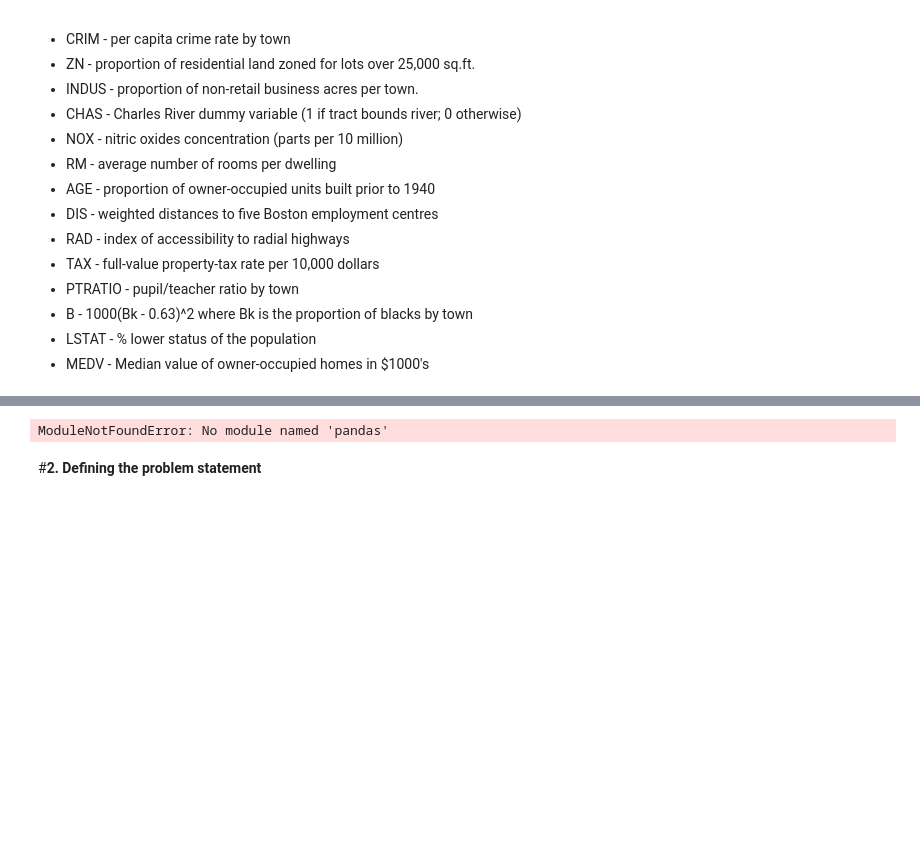
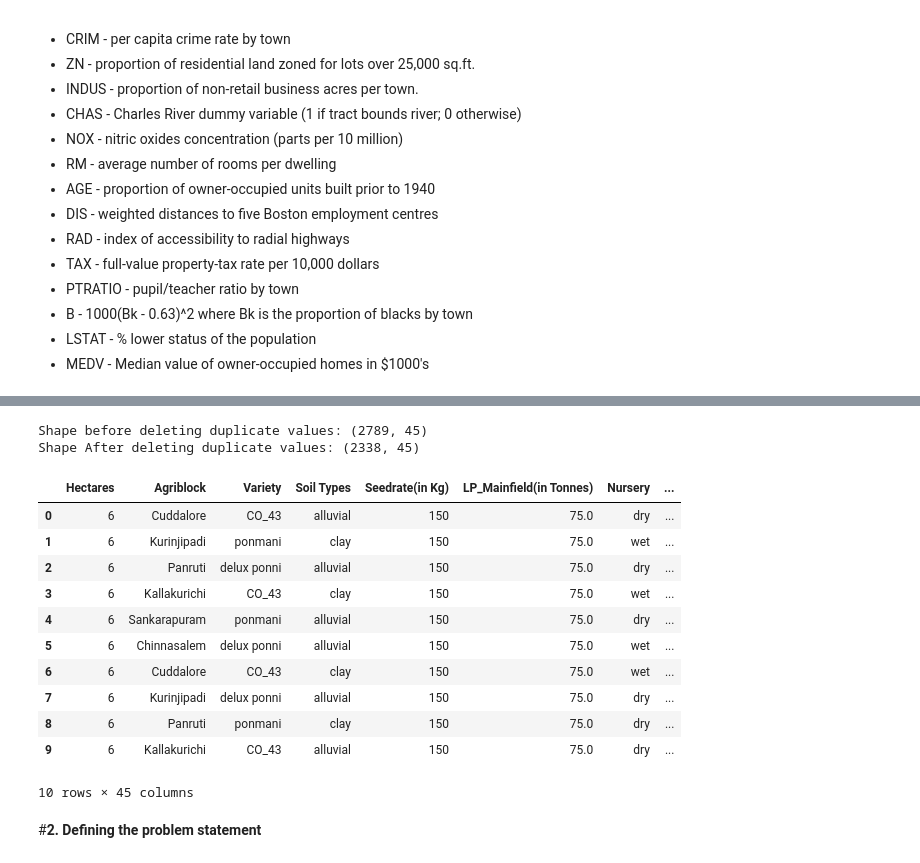
Before and after one commit to SasSdub/MachineLearning_2026, a Jupyter notebook: Homework_1/demo.ipynb, the cells around one changed output, grey strips where cells are left out. Cells and saved outputs as stored; diff of their text form; code cells hidden in the pictures; blank space fills up the shorter version.

```diff
--- a/Homework_1/Demo_housing_price_prediction_(Regression_problems).ipynb
+++ b/Homework_1/demo.ipynb
@@ -69,20 +69,33 @@ ModuleNotFoundError: No module named 'google'
 # %%
 # Reading the dataset
 import pandas as pd
 import numpy as np
 
-BostonData=pd.read_csv('/content/drive/MyDrive/FRA 503  Machine Learning /Coding/Raw dataset/BostonHousingData.csv', encoding='latin')
-print('Shape before deleting duplicate values:', BostonData.shape)
+paddyData=pd.read_csv('/content/drive/MyDrive/Machinelearning_2026/Homework_1/Raw_dataset/paddydataset.csv', encoding='latin')
+print('Shape before deleting duplicate values:', paddyData.shape)
 
 # Removing duplicate rows if any
-BostonData=BostonData.drop_duplicates()
-print('Shape After deleting duplicate values:', BostonData.shape)
+paddyData=paddyData.drop_duplicates()
+print('Shape After deleting duplicate values:', paddyData.shape)
 
 # Printing sample data
 # Start observing the Quantitative/Categorical/Qualitative variables
-BostonData.head(10)
+paddyData.head(10)
 # %% [output]
-ModuleNotFoundError: No module named 'pandas'
+Shape before deleting duplicate values: (2789, 45)
+Shape After deleting duplicate values: (2338, 45)
+|  | Hectares | Agriblock | Variety | Soil Types | Seedrate(in Kg) | LP_Mainfield(in Tonnes) | Nursery | ... |
+| 0 | 6 | Cuddalore | CO_43 | alluvial | 150 | 75.0 | dry | ... |
+| 1 | 6 | Kurinjipadi | ponmani | clay | 150 | 75.0 | wet | ... |
+| 2 | 6 | Panruti | delux ponni | alluvial | 150 | 75.0 | dry | ... |
+| 3 | 6 | Kallakurichi | CO_43 | clay | 150 | 75.0 | wet | ... |
+| 4 | 6 | Sankarapuram | ponmani | alluvial | 150 | 75.0 | dry | ... |
+| 5 | 6 | Chinnasalem | delux ponni | alluvial | 150 | 75.0 | wet | ... |
+| 6 | 6 | Cuddalore | CO_43 | clay | 150 | 75.0 | wet | ... |
+| 7 | 6 | Kurinjipadi | delux ponni | alluvial | 150 | 75.0 | dry | ... |
+| 8 | 6 | Panruti | ponmani | clay | 150 | 75.0 | dry | ... |
+| 9 | 6 | Kallakurichi | CO_43 | alluvial | 150 | 75.0 | dry | ... |
+10 rows × 45 columns
 # %% [markdown]
 #**2. Defining the problem statement**
 # %% [markdown]
```
Also changed, not shown: parts of 11 cells of this notebook, 1 other file.
